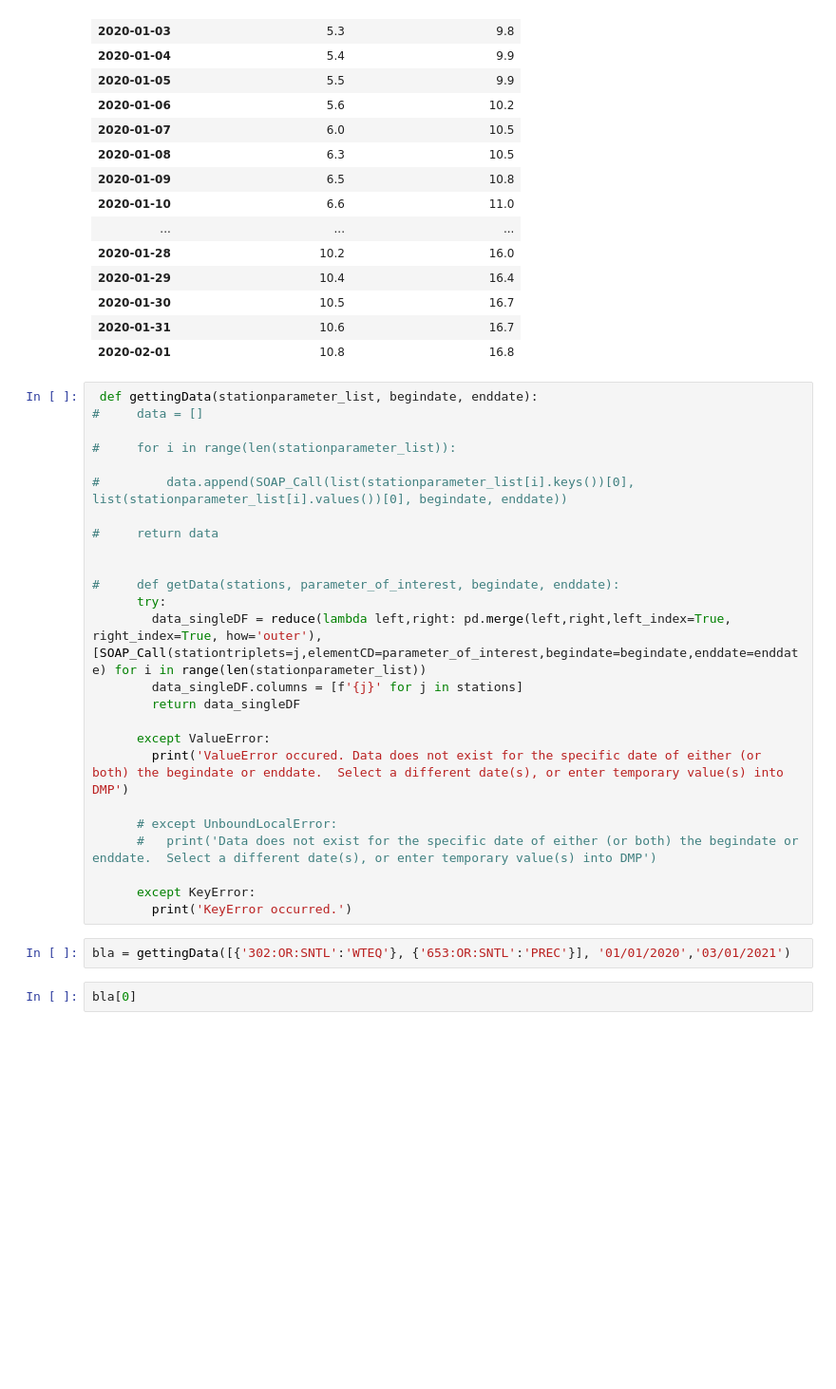
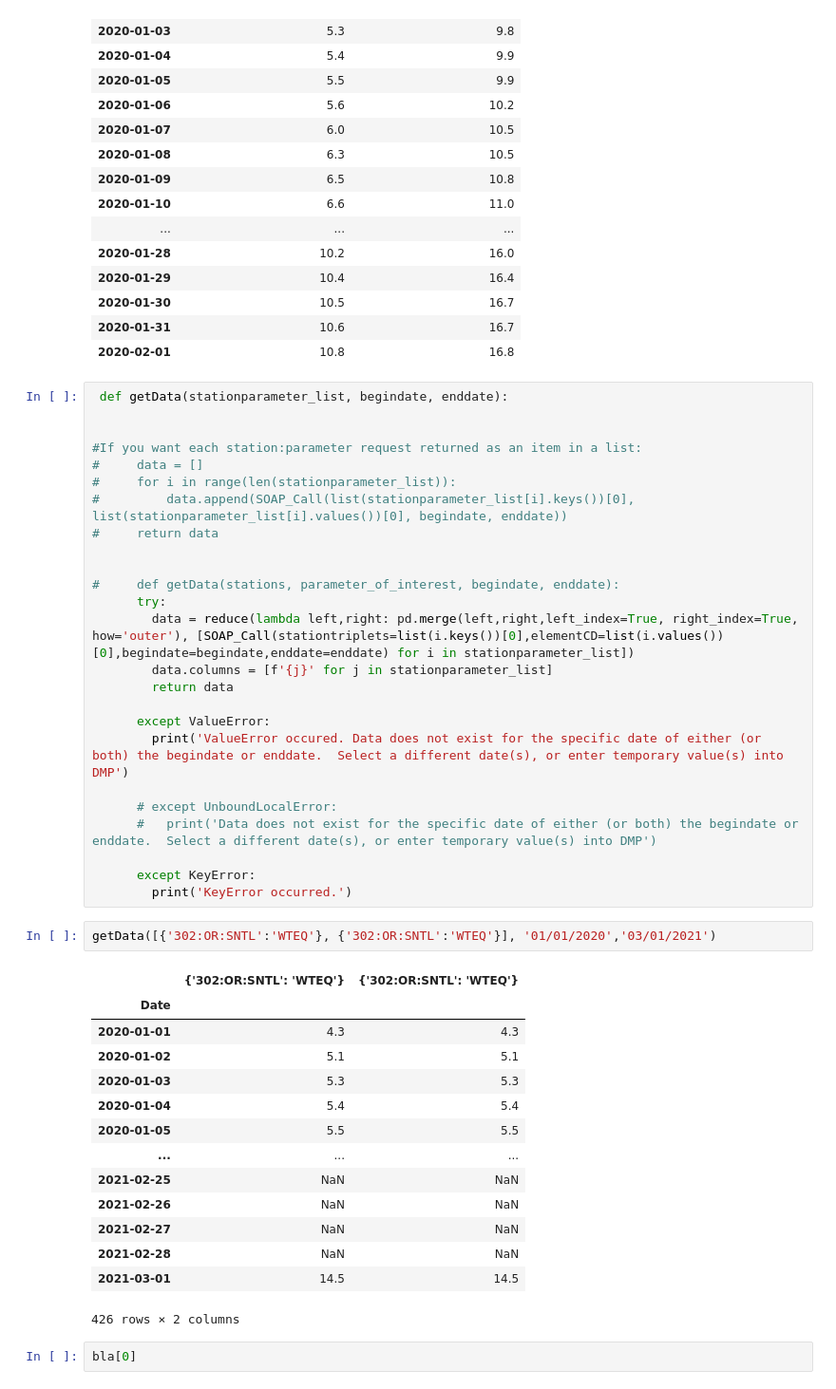
Before and after one commit to geoskimoto/SNOTEL-regression-null-estimating-tool, a Jupyter notebook: RegressionTool-multiselection.ipynb, the cells around one changed output. Shown at 95% size. Drawn from its saved outputs; the diff is of its cells as text; blank space fills up the shorter version.

Commit message:
Regression now works with new getData function
Need to get predictions function to work still and need to refactor code for DASH app.

```diff
--- a/RegressionTool-multiselection.ipynb
+++ b/RegressionTool-multiselection.ipynb
@@ -213,21 +213,21 @@ data
 | 2020-01-31 | 10.6 | 16.7 |
 | 2020-02-01 | 10.8 | 16.8 |
 # %%
- def gettingData(stationparameter_list, begindate, enddate):
+ def getData(stationparameter_list, begindate, enddate):
+
+
+#If you want each station:parameter request returned as an item in a list:
 #     data = []
-
 #     for i in range(len(stationparameter_list)):
-
 #         data.append(SOAP_Call(list(stationparameter_list[i].keys())[0], list(stationparameter_list[i].values())[0], begindate, enddate))
-
 #     return data
 
 
 #     def getData(stations, parameter_of_interest, begindate, enddate):
       try:
-        data_singleDF = reduce(lambda left,right: pd.merge(left,right,left_index=True, right_index=True, how='outer'), [SOAP_Call(stationtriplets=j,elementCD=parameter_of_interest,begindate=begindate,enddate=enddate) for i in range(len(stationparameter_list))
-        data_singleDF.columns = [f'{j}' for j in stations]
-        return data_singleDF
+        data = reduce(lambda left,right: pd.merge(left,right,left_index=True, right_index=True, how='outer'), [SOAP_Call(stationtriplets=list(i.keys())[0],elementCD=list(i.values())[0],begindate=begindate,enddate=enddate) for i in stationparameter_list])
+        data.columns = [f'{j}' for j in stationparameter_list]
+        return data
 
       except ValueError:
         print('ValueError occured. Data does not exist for the specific date of either (or both) the begindate or enddate.  Select a different date(s), or enter temporary value(s) into DMP')
@@ -238,7 +238,22 @@ data
       except KeyError:
         print('KeyError occurred.')
 # %%
-bla = gettingData([{'302:OR:SNTL':'WTEQ'}, {'653:OR:SNTL':'PREC'}], '01/01/2020','03/01/2021')
+getData([{'302:OR:SNTL':'WTEQ'}, {'302:OR:SNTL':'WTEQ'}], '01/01/2020','03/01/2021')
+# %% [output]
+|  | {'302:OR:SNTL': 'WTEQ'} | {'302:OR:SNTL': 'WTEQ'} |
+| Date |  |  |
+| 2020-01-01 | 4.3 | 4.3 |
+| 2020-01-02 | 5.1 | 5.1 |
+| 2020-01-03 | 5.3 | 5.3 |
+| 2020-01-04 | 5.4 | 5.4 |
+| 2020-01-05 | 5.5 | 5.5 |
+| ... | ... | ... |
+| 2021-02-25 | NaN | NaN |
+| 2021-02-26 | NaN | NaN |
+| 2021-02-27 | NaN | NaN |
+| 2021-02-28 | NaN | NaN |
+| 2021-03-01 | 14.5 | 14.5 |
+426 rows × 2 columns
 # %%
 bla[0]
 # %% [output]
```
Also changed, not shown: parts of 5 cells of this notebook.
